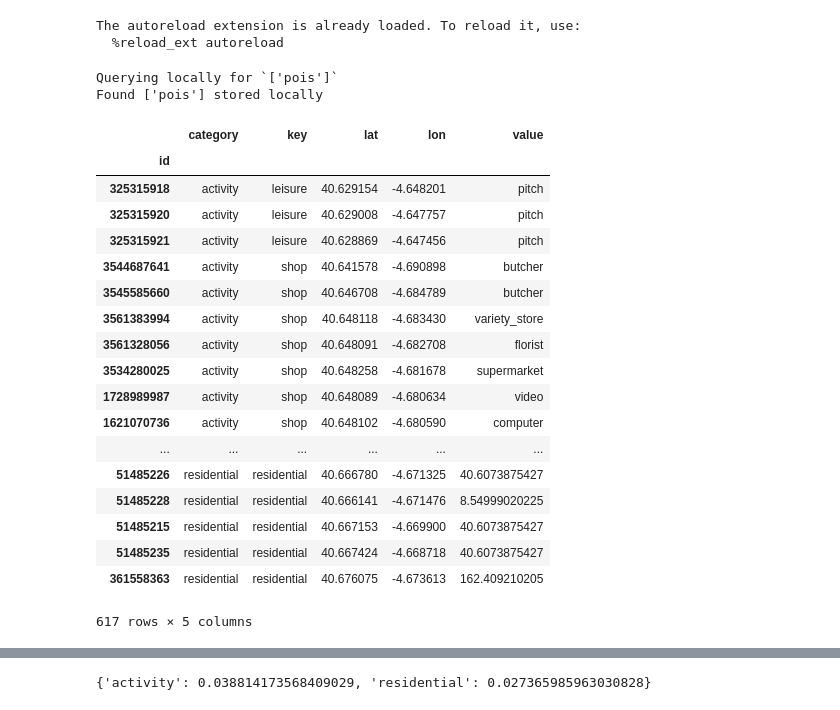
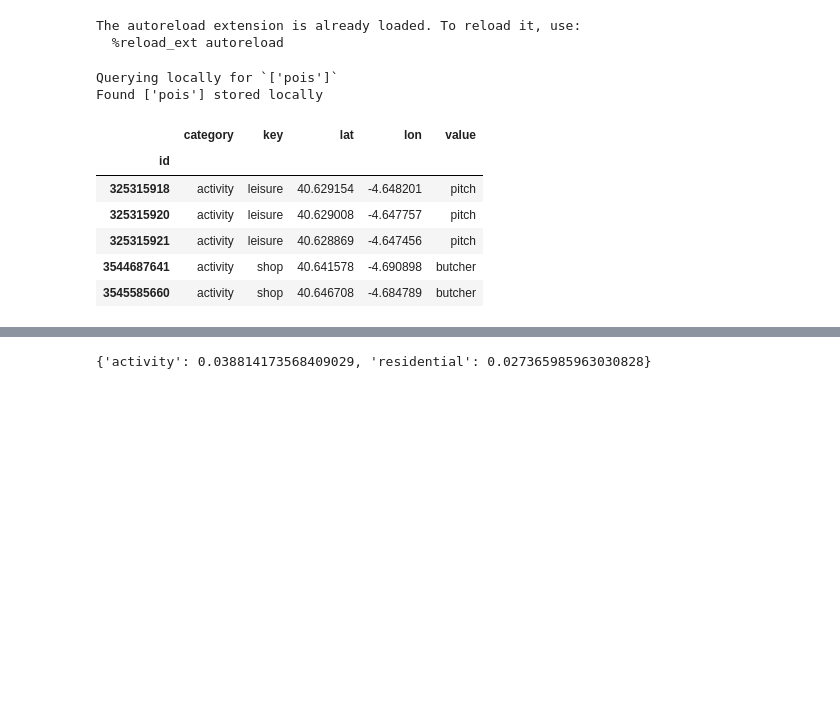
Before and after one commit to martibosch/landusemix, a Jupyter notebook: urban_analysis/notebooks/analysis_example.ipynb, the cells around one changed output, grey strips where cells are left out. Cells and saved outputs as stored; diff of their text form; code cells hidden in the pictures; blank space fills up the shorter version.

```diff
--- a/urban_analysis/notebooks/analysis_example.ipynb
+++ b/urban_analysis/notebooks/analysis_example.ipynb
@@ -20,29 +20,17 @@ from analysis import Analysis
 
 avila = Analysis('avila_spain', [40.62743561185206, -4.737151721737033, 40.67607507964895, -4.647455953449498], pois_shp_path="cities/avila_spain/full_uses.shp")
 # %%
-avila.pois
+avila.pois.head()
 # %% [output]
 Querying locally for `['pois']`
 Found ['pois'] stored locally
 |  | category | key | lat | lon | value |
 | id |  |  |  |  |  |
 | 325315918 | activity | leisure | 40.629154 | -4.648201 | pitch |
 | 325315920 | activity | leisure | 40.629008 | -4.647757 | pitch |
 | 325315921 | activity | leisure | 40.628869 | -4.647456 | pitch |
 | 3544687641 | activity | shop | 40.641578 | -4.690898 | butcher |
 | 3545585660 | activity | shop | 40.646708 | -4.684789 | butcher |
-| 3561383994 | activity | shop | 40.648118 | -4.683430 | variety_store |
-| 3561328056 | activity | shop | 40.648091 | -4.682708 | florist |
-| 3534280025 | activity | shop | 40.648258 | -4.681678 | supermarket |
-| 1728989987 | activity | shop | 40.648089 | -4.680634 | video |
-| 1621070736 | activity | shop | 40.648102 | -4.680590 | computer |
-| ... | ... | ... | ... | ... | ... |
-| 51485226 | residential | residential | 40.666780 | -4.671325 | 40.6073875427 |
-| 51485228 | residential | residential | 40.666141 | -4.671476 | 8.54999020225 |
-| 51485215 | residential | residential | 40.667153 | -4.669900 | 40.6073875427 |
-| 51485235 | residential | residential | 40.667424 | -4.668718 | 40.6073875427 |
-| 361558363 | residential | residential | 40.676075 | -4.673613 | 162.409210205 |
-617 rows × 5 columns
 # %%
 avila.kde
 # %% [output]
```
Also changed, not shown: parts of 3 cells of this notebook, 2 other files.
